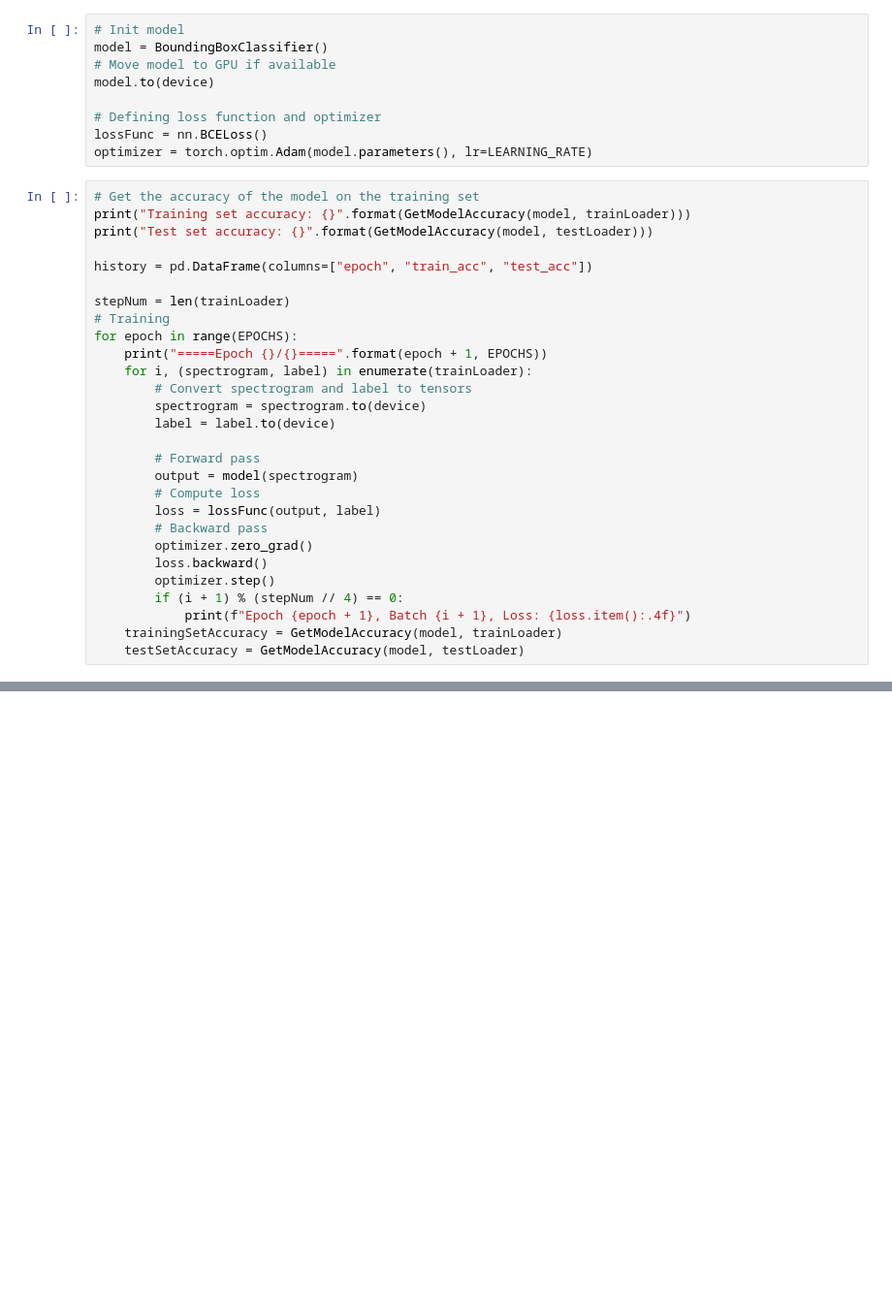
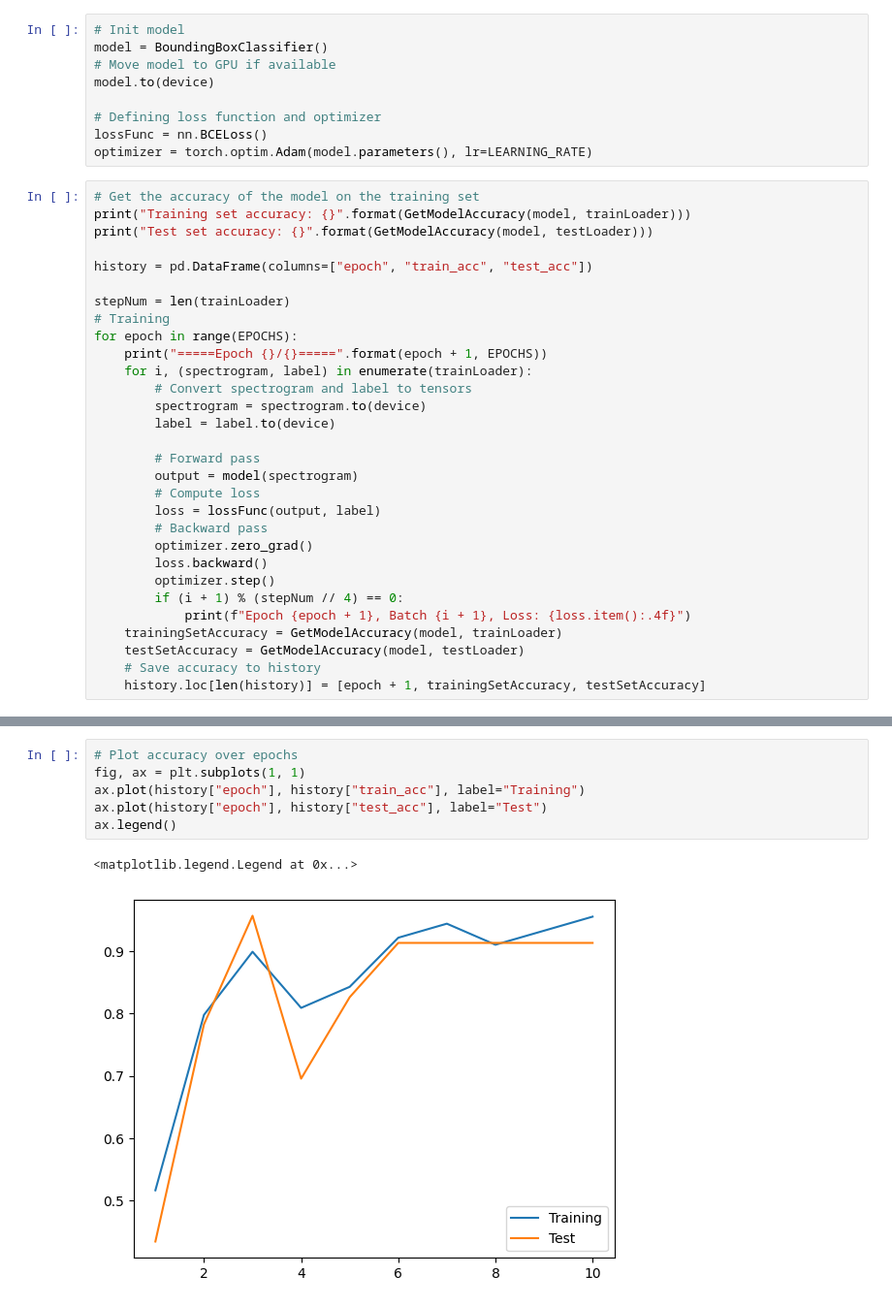
Before and after one commit to fangjunzhou/RCNN-Audio-Detection, a Jupyter notebook: bounding-box-classifier.ipynb, the cells around one changed output, grey strips where cells are left out. Shown: that part at 97% size. Saved outputs shown, nothing was run; the diff lists cells and outputs as text; blank space fills up the shorter version.

```diff
--- a/bounding-box-classifier.ipynb
+++ b/bounding-box-classifier.ipynb
@@ -213,4 +213,6 @@ for epoch in range(EPOCHS):
             print(f"Epoch {epoch + 1}, Batch {i + 1}, Loss: {loss.item():.4f}")
     trainingSetAccuracy = GetModelAccuracy(model, trainLoader)
     testSetAccuracy = GetModelAccuracy(model, testLoader)
+    # Save accuracy to history
+    history.loc[len(history)] = [epoch + 1, trainingSetAccuracy, testSetAccuracy]
 # %% [output]
@@ -233,0 +266,9 @@ Test set accuracy: 1.0
+# %%
+# Plot accuracy over epochs
+fig, ax = plt.subplots(1, 1)
+ax.plot(history["epoch"], history["train_acc"], label="Training")
+ax.plot(history["epoch"], history["test_acc"], label="Test")
+ax.legend()
+# %% [output]
+<matplotlib.legend.Legend at 0x...>
+[figure, added]
```
Also changed, not shown: parts of 3 cells of this notebook.
